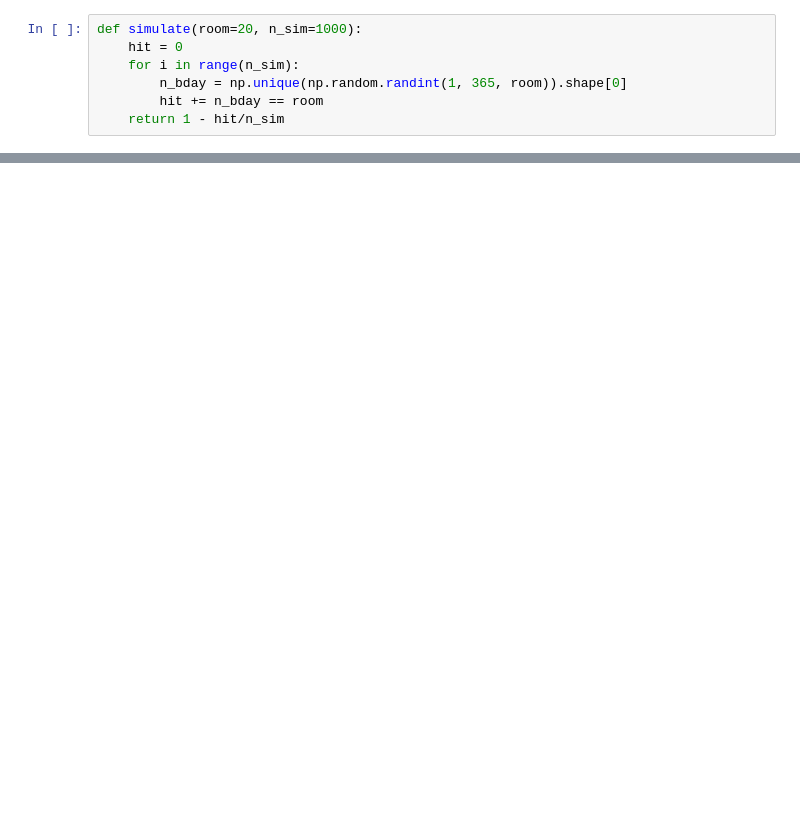
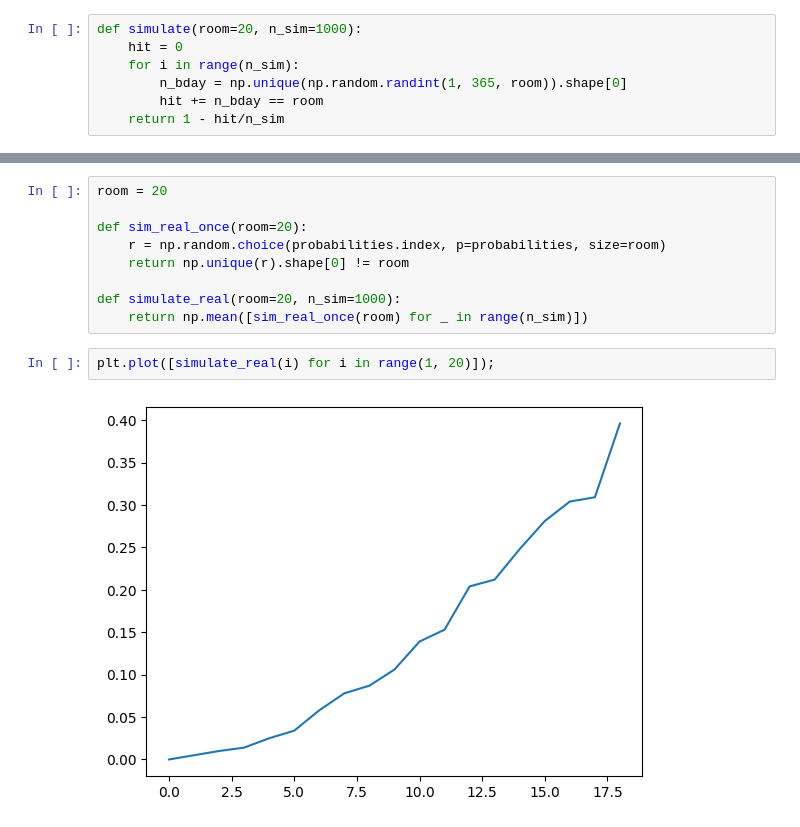
Before and after one commit to presiZHai/Birthdays-Problem, a Jupyter notebook: calculating.ipynb, the cells around one changed output, grey strips where cells are left out. Drawn from its saved outputs; the diff is of its cells as text; blank space fills up the shorter version.

```diff
--- a/calculating.ipynb
+++ b/calculating.ipynb
@@ -42,0 +208,13 @@ plt.legend();
+# %%
+room = 20
+
+def sim_real_once(room=20):
+    r = np.random.choice(probabilities.index, p=probabilities, size=room)
+    return np.unique(r).shape[0] != room
+
+def simulate_real(room=20, n_sim=1000):
+    return np.mean([sim_real_once(room) for _ in range(n_sim)])
+# %%
+plt.plot([simulate_real(i) for i in range(1, 20)]);
+# %% [output]
+[figure, added]
```
Also changed, not shown: parts of 20 cells of this notebook, 1 other file.
